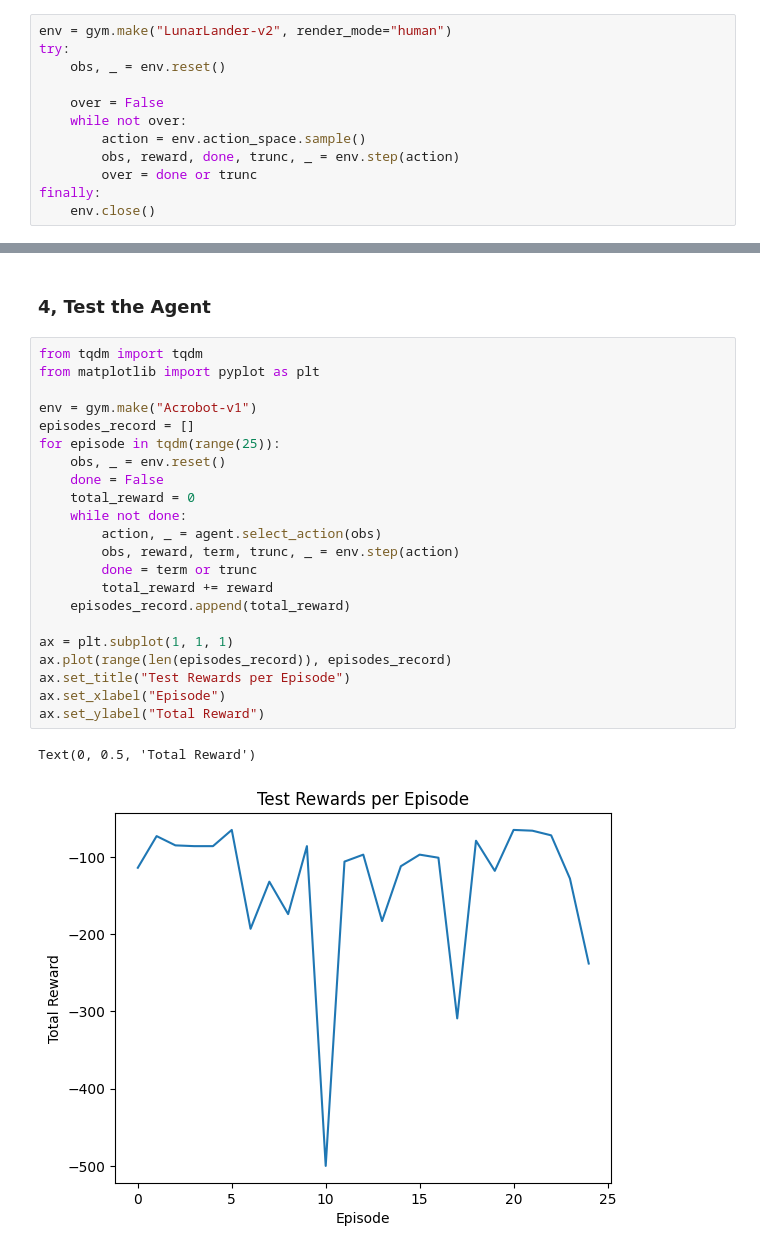
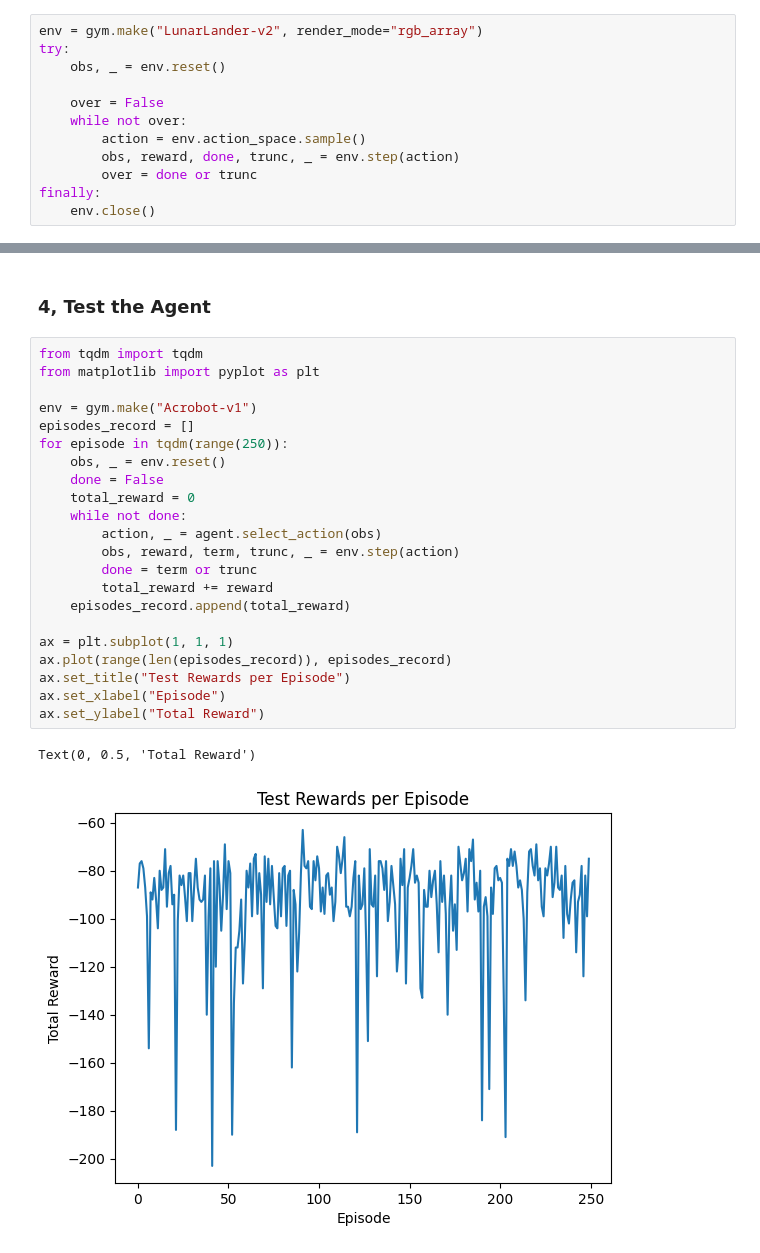
Before and after one commit to Milkessa-Oljira/RL-Book, a Jupyter notebook: gym_01.ipynb, the cells around one changed output, grey strips where cells are left out. Saved outputs shown, nothing was run; the diff lists cells and outputs as text.

```diff
--- a/gym_01.ipynb
+++ b/gym_01.ipynb
@@ -23,7 +25,7 @@ print("Total reward:", total_reward)
 # %% [markdown]
 ### Interacting with the environment
 # %%
-env = gym.make("LunarLander-v2", render_mode="human")
+env = gym.make("LunarLander-v2", render_mode="rgb_array")
 try:
     obs, _ = env.reset()
 
@@ -310,25 +313,25 @@ KeyboardInterrupt:
 # %%
 from tqdm import tqdm
 from matplotlib import pyplot as plt
 
 env = gym.make("Acrobot-v1")
 episodes_record = []
-for episode in tqdm(range(25)):
+for episode in tqdm(range(250)):
     obs, _ = env.reset()
     done = False
     total_reward = 0
     while not done:
         action, _ = agent.select_action(obs)
         obs, reward, term, trunc, _ = env.step(action)
         done = term or trunc
         total_reward += reward
     episodes_record.append(total_reward)
 
 ax = plt.subplot(1, 1, 1)
 ax.plot(range(len(episodes_record)), episodes_record)
 ax.set_title("Test Rewards per Episode")
 ax.set_xlabel("Episode")
 ax.set_ylabel("Total Reward")
 # %% [output]
 Text(0, 0.5, 'Total Reward')
-[figure, old version]
+[figure, new version]
```
Also changed, not shown: parts of 3 cells of this notebook.
